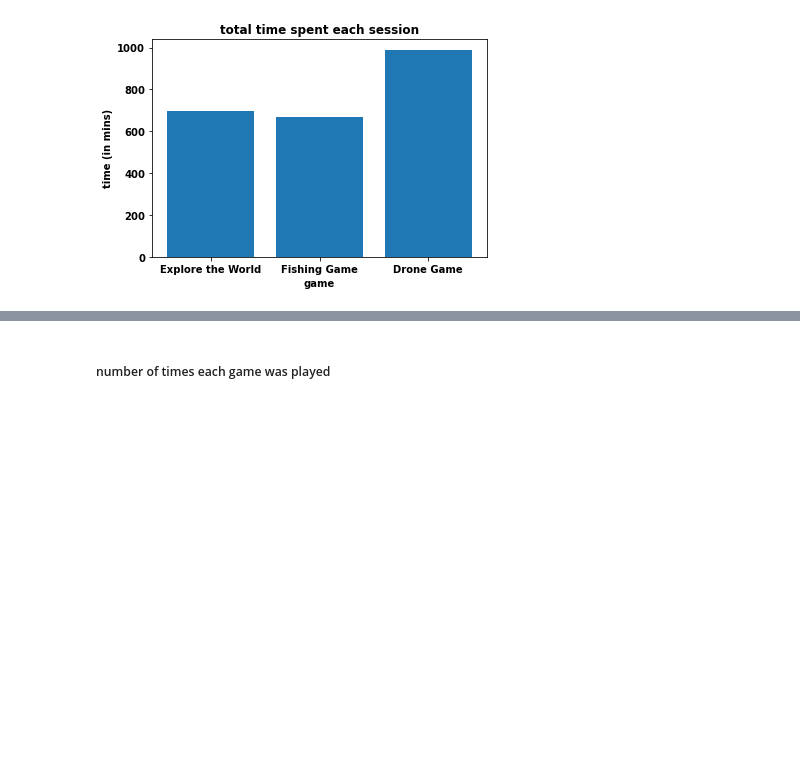
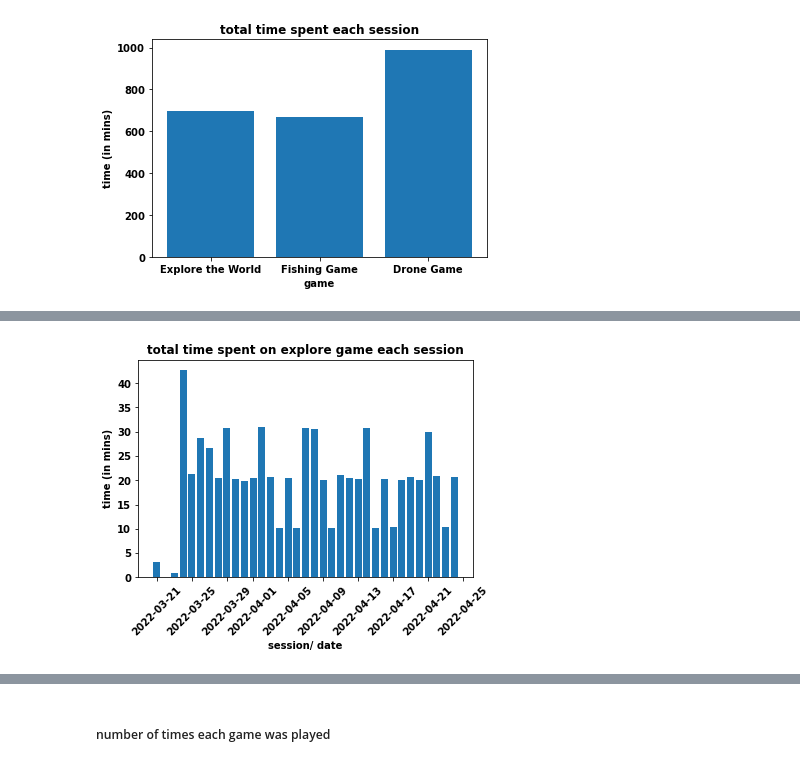
Before and after one commit to doscsy12/robotic_hometherapy, a Jupyter notebook: Extract_database-P002.ipynb, the cells around one changed output, grey strips where cells are left out. Drawn from its saved outputs; the diff is of its cells as text; code cells hidden in the pictures; blank space fills up the shorter version.

```diff
--- a/Extract_database-P002.ipynb
+++ b/Extract_database-P002.ipynb
@@ -408,0 +411,3 @@ plt.show();
+# %%
+date_game0 = time_session[time_session['game_nr']==0].groupby(['just_date']).sum().reset_index()
+date_game0.drop(columns=['session_nr','game_nr'])
@@ -408,0 +432,10 @@ plt.show();
+# %%
+# plot explore game play by session
+plt.bar(date_game0['just_date'],date_game0['diff']);
+plt.xlabel('session/ date')
+plt.xticks(rotation=45)
+plt.ylabel('time (in mins)');
+plt.title('total time spent on explore game each session');
+plt.show();
+# %% [output]
+[figure, added]
```
Also changed, not shown: parts of 7 cells of this notebook.
